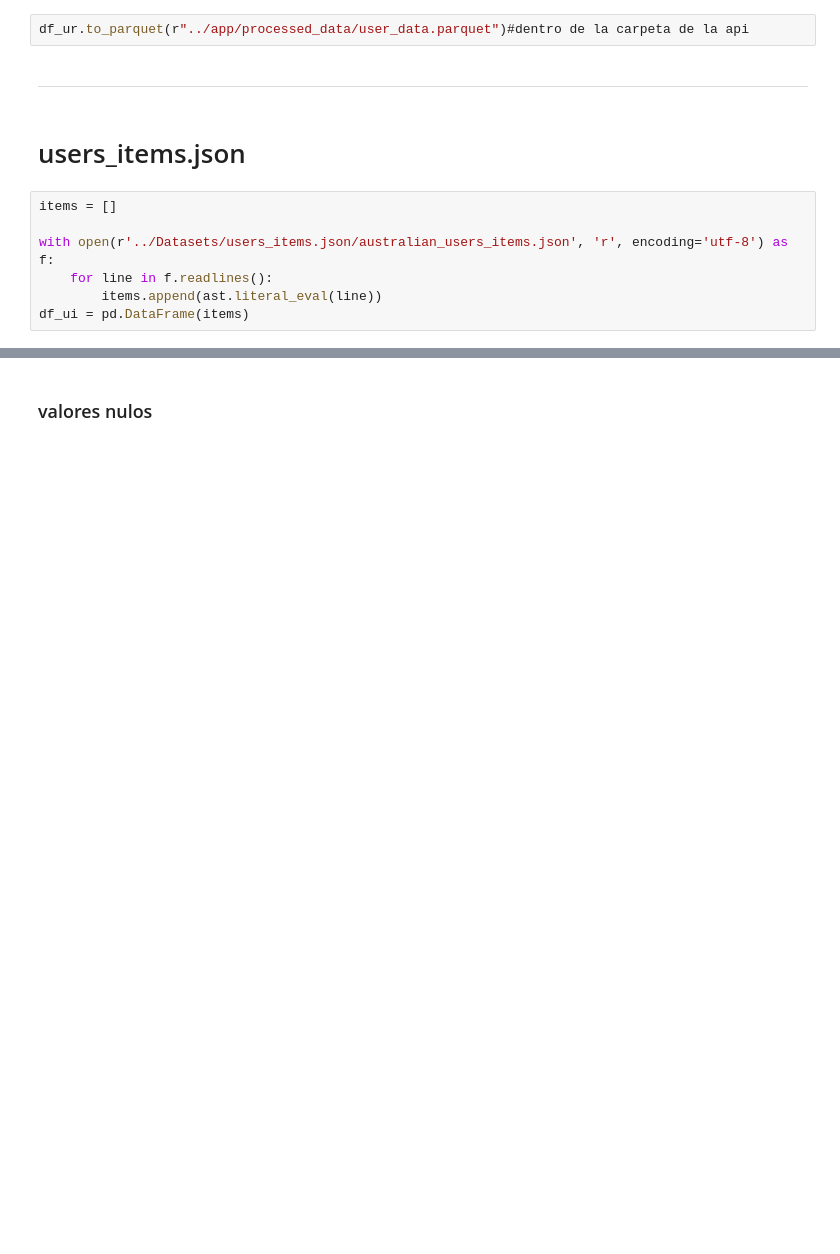
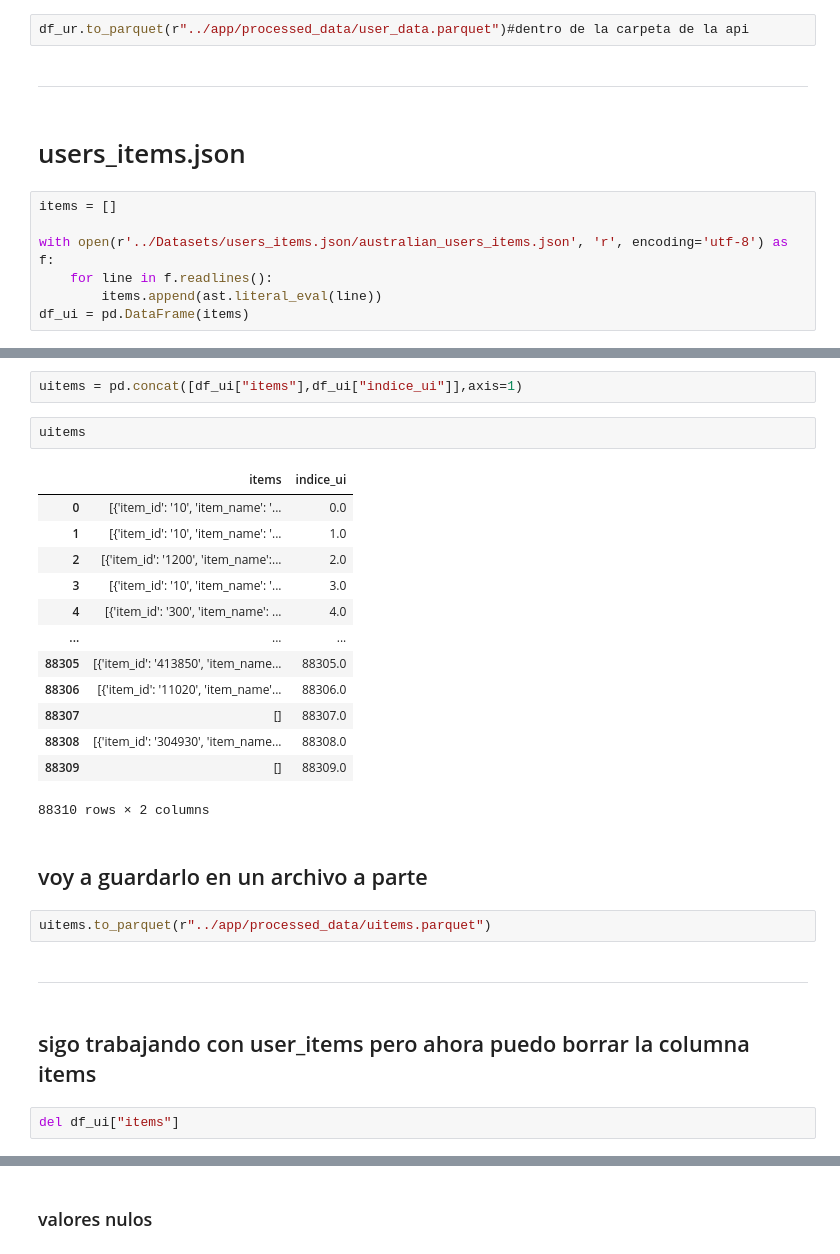
Before and after one commit to tDelbarco/PI_ML_OPS, a Jupyter notebook: ETL_&_EDA/ETL_def.ipynb, the cells around one changed output, grey strips where cells are left out. Saved outputs shown, nothing was run; the diff lists cells and outputs as text; blank space fills up the shorter version.

Commit message:
todos los archivos preocesados

```diff
--- a/ETL_&_EDA/ETL_def.ipynb
+++ b/ETL_&_EDA/ETL_def.ipynb
@@ -730,2 +780,30 @@ df_ui["items"] = df_ui["items"].astype(str)#convertirmos a str para poder verifi
+# %%
+uitems = pd.concat([df_ui["items"],df_ui["indice_ui"]],axis=1)
+# %%
+uitems
+# %% [output]
+|  | items | indice_ui |
+| 0 | [{'item_id': '10', 'item_name': '... | 0.0 |
+| 1 | [{'item_id': '10', 'item_name': '... | 1.0 |
+| 2 | [{'item_id': '1200', 'item_name':... | 2.0 |
+| 3 | [{'item_id': '10', 'item_name': '... | 3.0 |
+| 4 | [{'item_id': '300', 'item_name': ... | 4.0 |
+| ... | ... | ... |
+| 88305 | [{'item_id': '413850', 'item_name... | 88305.0 |
+| 88306 | [{'item_id': '11020', 'item_name'... | 88306.0 |
+| 88307 | [] | 88307.0 |
+| 88308 | [{'item_id': '304930', 'item_name... | 88308.0 |
+| 88309 | [] | 88309.0 |
+88310 rows × 2 columns
+# %% [markdown]
+## voy a guardarlo en un archivo a parte
+# %%
+uitems.to_parquet(r"../app/processed_data/uitems.parquet")
+# %% [markdown]
+<hr>
+# %% [markdown]
+## sigo trabajando con user_items pero ahora puedo borrar la columna items
+# %%
+del df_ui["items"]
 # %%
 etf.data_review(df_ui)
```
Also changed, not shown: parts of 15 cells of this notebook, 2 other files.
